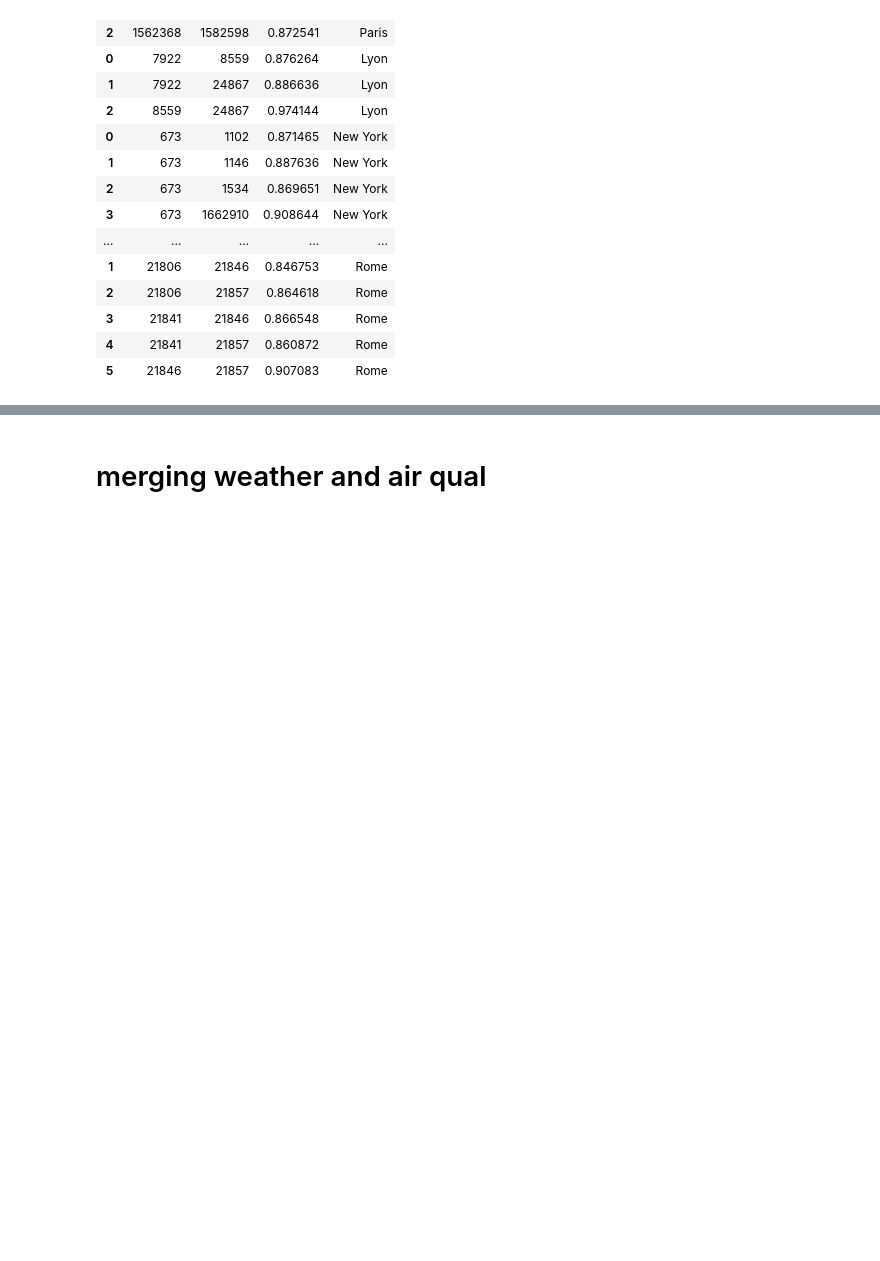
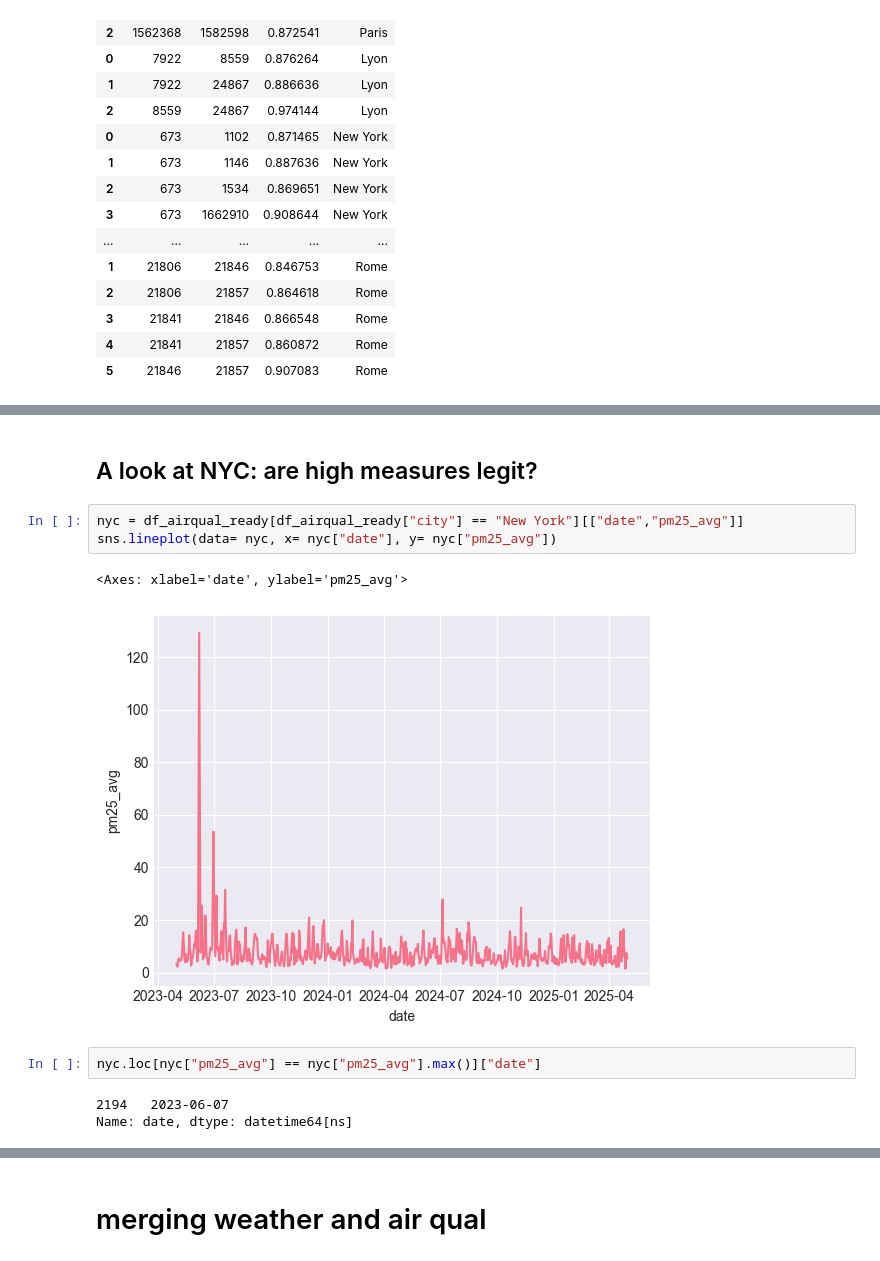
Before and after one commit to PabloRougerie/breathe_project, a Jupyter notebook: notebooks/eda.ipynb, the cells around one changed output, grey strips where cells are left out. Saved outputs shown, nothing was run; the diff lists cells and outputs as text; blank space fills up the shorter version.

```diff
--- a/notebooks/eda.ipynb
+++ b/notebooks/eda.ipynb
@@ -457,0 +557,13 @@ correlations of Rome sensors...
+# %% [markdown]
+## A look at NYC: are high measures legit?
+# %%
+nyc = df_airqual_ready[df_airqual_ready["city"] == "New York"][["date","pm25_avg"]]
+sns.lineplot(data= nyc, x= nyc["date"], y= nyc["pm25_avg"])
+# %% [output]
+<Axes: xlabel='date', ylabel='pm25_avg'>
+[figure, added]
+# %%
+nyc.loc[nyc["pm25_avg"] == nyc["pm25_avg"].max()]["date"]
+# %% [output]
+2194   2023-06-07
+Name: date, dtype: datetime64[ns]
```
Also changed, not shown: parts of 30 cells of this notebook.
